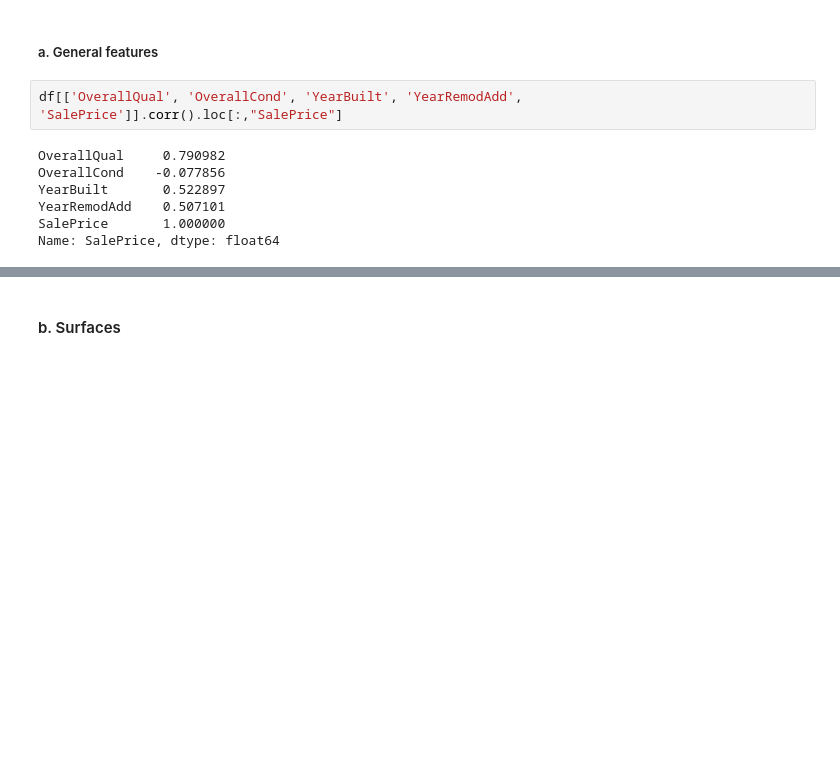
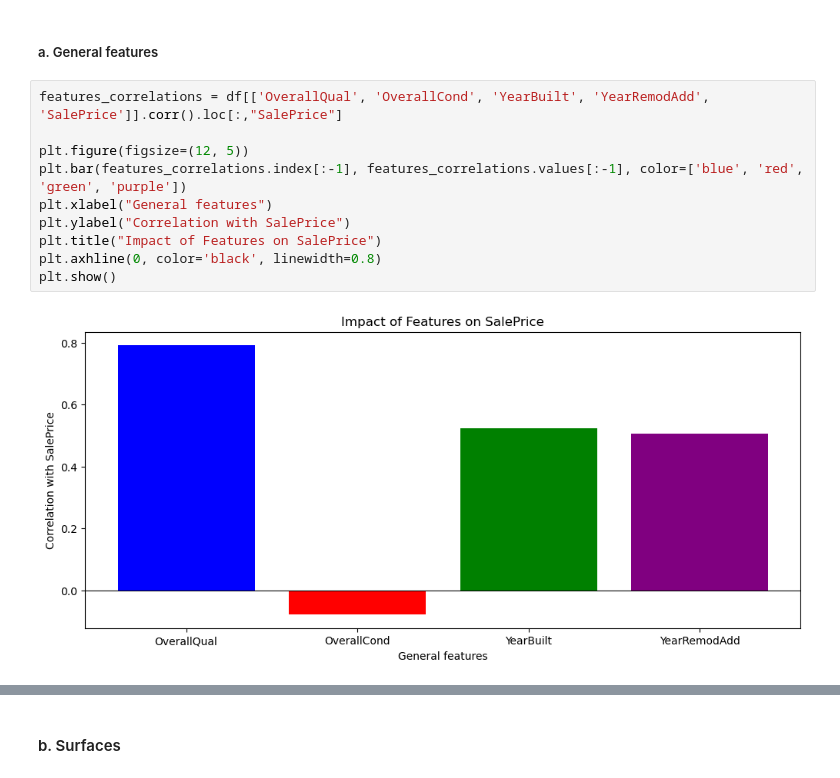
Before and after one commit to superMass14/immoSense, a Jupyter notebook: notebook/main.ipynb, the cells around one changed output, grey strips where cells are left out. Saved outputs shown, nothing was run; the diff lists cells and outputs as text; blank space fills up the shorter version.

```diff
--- a/notebook/main.ipynb
+++ b/notebook/main.ipynb
@@ -247,11 +247,14 @@ import matplotlib.pyplot as plt
 # %% [markdown]
 ##### a. General features
 # %%
-df[['OverallQual', 'OverallCond', 'YearBuilt', 'YearRemodAdd', 'SalePrice']].corr().loc[:,"SalePrice"]
+features_correlations = df[['OverallQual', 'OverallCond', 'YearBuilt', 'YearRemodAdd', 'SalePrice']].corr().loc[:,"SalePrice"]
+
+plt.figure(figsize=(12, 5))
+plt.bar(features_correlations.index[:-1], features_correlations.values[:-1], color=['blue', 'red', 'green', 'purple'])
+plt.xlabel("General features")
+plt.ylabel("Correlation with SalePrice")
+plt.title("Impact of Features on SalePrice")
+plt.axhline(0, color='black', linewidth=0.8)
+plt.show()
 # %% [output]
-OverallQual     0.790982
-OverallCond    -0.077856
-YearBuilt       0.522897
-YearRemodAdd    0.507101
-SalePrice       1.000000
-Name: SalePrice, dtype: float64
+[figure, added]
```
Also changed, not shown: parts of 14 cells of this notebook.
